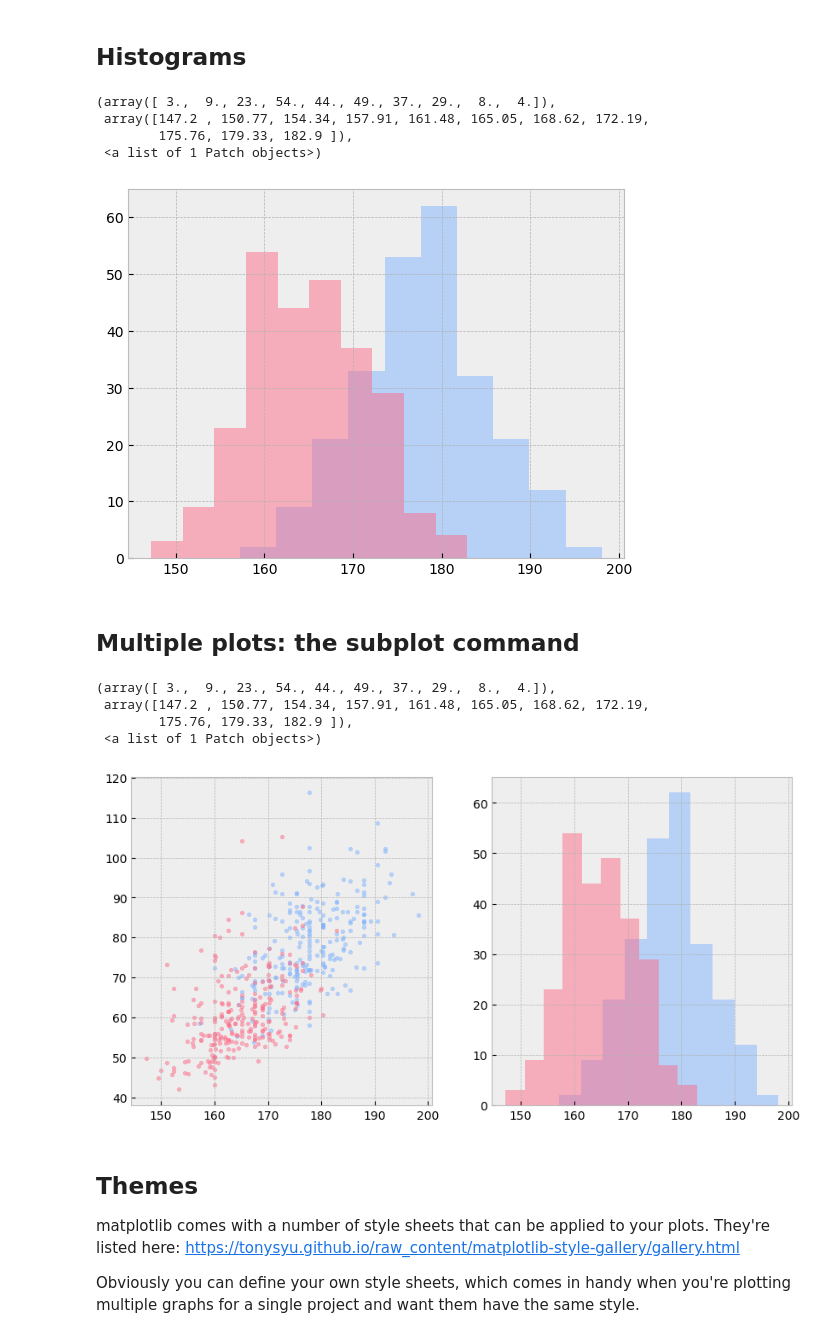
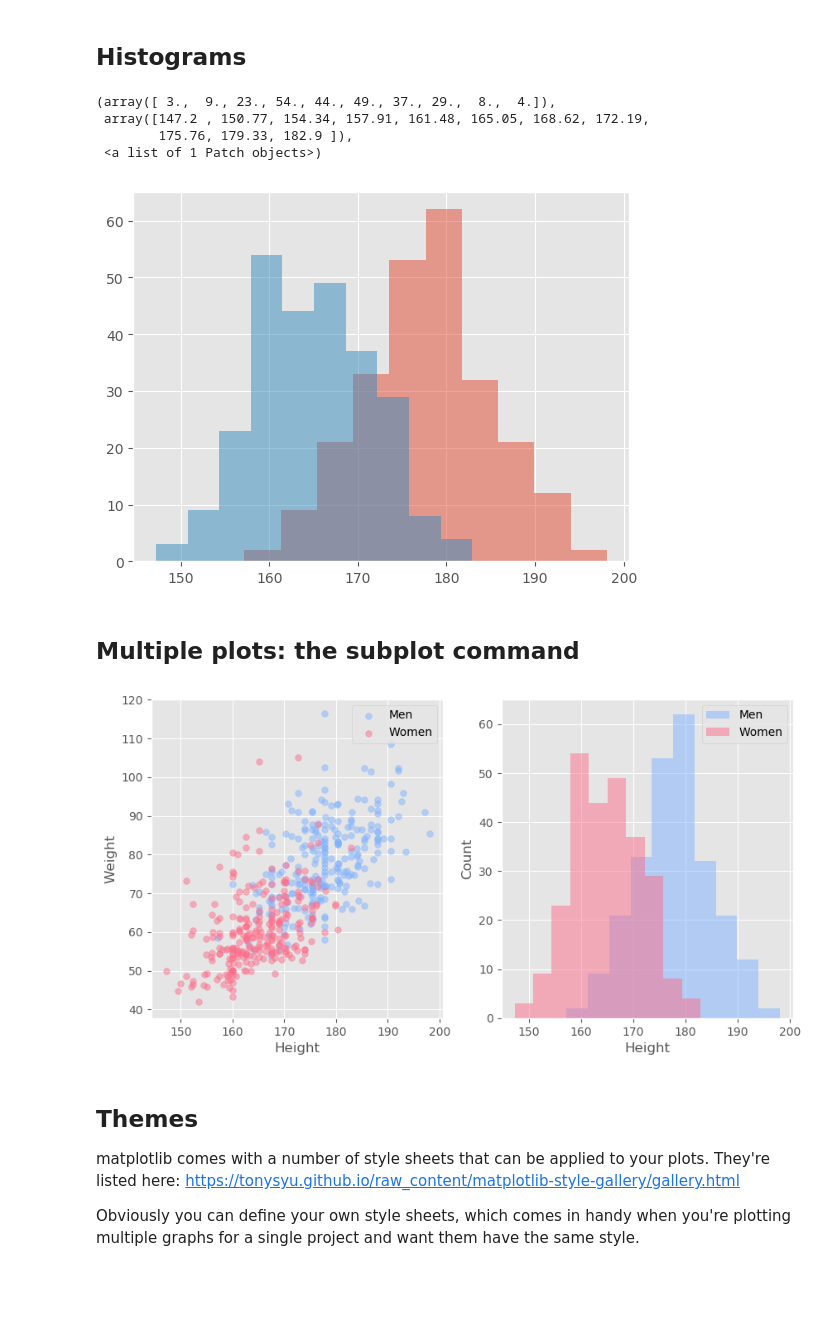
Before and after one commit to dvanderelst-classes/python-class, a Jupyter notebook: 19_Matplotlib_advanced/Advanced Plotting.ipynb, the cells around one changed output. Saved outputs shown, nothing was run; the diff lists cells and outputs as text; code cells hidden in the pictures; blank space fills up the shorter version.

Commit message:
Before merging advanced plotting and seaborn

```diff
--- a/19_Matplotlib_advanced/Advanced Plotting.ipynb
+++ b/19_Matplotlib_advanced/Advanced Plotting.ipynb
@@ -80,5 +75,0 @@ pyplot.scatter(data.height,data.weight,c=data.gender);
-# %%
-data['color'] = ''
-data.color[data.gender==0] = '#FD6E8A'
-data.color[data.gender==1] = '#80B3FF'
-data.head()
@@ -103,0 +76,8 @@ pyplot.scatter(data.height,data.weight,c=data.color, alpha=0.5);
+# %%
+pyplot.style.use('default')
+pyplot.style.use('ggplot')
+
+women = data[data.gender==0]
+men = data[data.gender==1]
+pyplot.scatter(women.height,women.weight);
+pyplot.scatter(men.height,men.weight);
@@ -106,38 +88,44 @@ pyplot.scatter(data.height,data.weight,c=data.color, alpha=0.5);
 # %%
 women = data[data.gender==0]
 men = data[data.gender==1]
 
-pyplot.hist(men.height,alpha=0.5, histtype='stepfilled',color='#80B3FF')
-pyplot.hist(women.height,alpha=0.5, histtype='stepfilled',color='#FD6E8A')
+pyplot.hist(men.height,alpha=0.5, histtype='stepfilled');
+pyplot.hist(women.height,alpha=0.5, histtype='stepfilled');
 # %% [output]
 (array([ 3.,  9., 23., 54., 44., 49., 37., 29.,  8.,  4.]),
  array([147.2 , 150.77, 154.34, 157.91, 161.48, 165.05, 168.62, 172.19,
         175.76, 179.33, 182.9 ]),
  <a list of 1 Patch objects>)
-[figure, old version]
+[figure, new version]
 # %% [markdown]
 ## Multiple plots: the subplot command
 # %%
 pyplot.figure(figsize=(10,5))
-
-pyplot.subplot(1,2,1)
 
 blue = '#FD6E8A'
 pink = '#80B3FF'
 
-pyplot.scatter(men.height,men.weight,c=pink,alpha=0.5, s=10)
-pyplot.scatter(women.height,women.weight,c=blue,alpha=0.5, s=10)
+pyplot.subplot(1,2,1)
+
+pyplot.scatter(men.height,men.weight,c=pink,alpha=0.5, s=30)
+pyplot.scatter(women.height,women.weight,c=blue,alpha=0.5, s=30)
+pyplot.xlabel('Height')
+pyplot.ylabel('Weight')
+pyplot.legend(['Men', 'Women'])
 
 pyplot.subplot(1,2,2)
 
 pyplot.hist(men.height,alpha=0.5, histtype='stepfilled',color=pink)
 pyplot.hist(women.height,alpha=0.5, histtype='stepfilled',color=blue)
+pyplot.xlabel('Height')
+pyplot.ylabel('Count')
+pyplot.legend(['Men', 'Women'])
+
+
+
+pyplot.savefig('graph.png', dpi=300)
 # %% [output]
-(array([ 3.,  9., 23., 54., 44., 49., 37., 29.,  8.,  4.]),
- array([147.2 , 150.77, 154.34, 157.91, 161.48, 165.05, 168.62, 172.19,
-        175.76, 179.33, 182.9 ]),
- <a list of 1 Patch objects>)
-[figure, old version]
+[figure, new version]
 # %% [markdown]
 ## Themes
 
```
Also changed, not shown: parts of 5 cells of this notebook, 3 other files.
